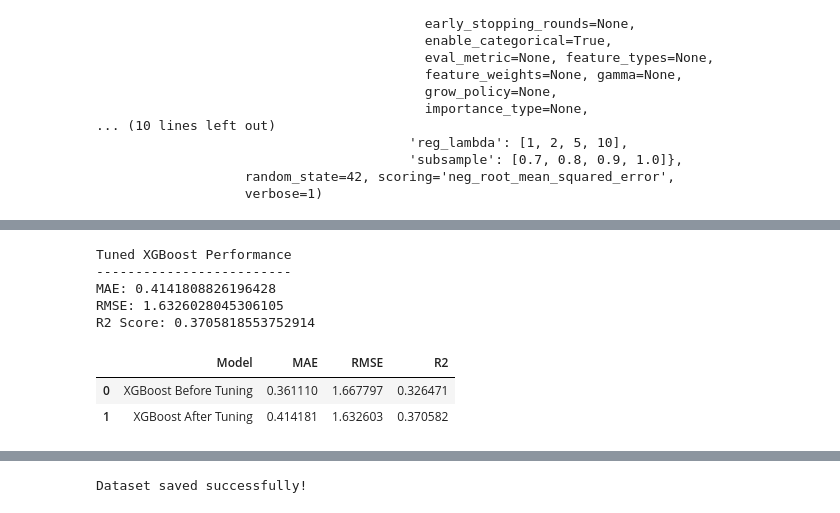
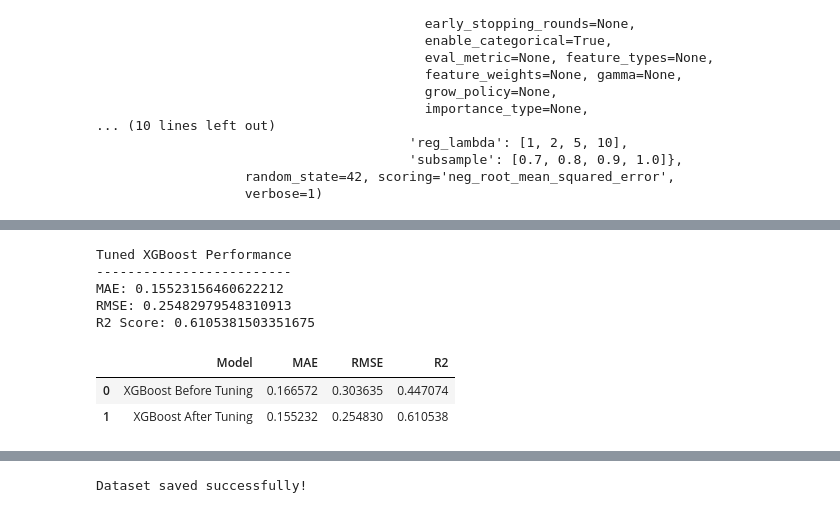
Before and after one commit to abinhyanmikha/Project-I, a Jupyter notebook: data1 copy 2.ipynb, the cells around one changed output, grey strips where cells are left out. Drawn from its saved outputs; the diff is of its cells as text; code cells hidden in the pictures.

Commit message:
changes in model

```diff
--- a/data1 copy 2.ipynb
+++ b/data1 copy 2.ipynb
@@ -650,7 +650,8 @@ categorical_features = [
 ]
 
 features = numeric_features + categorical_features
-target = "Global_Sales"
+# target = "Global_Sales"------------------check check
+target ="Global_Sales_log"
 
 X = df[features].copy()
 y = df[target].copy()
@@ -1246,33 +1235,44 @@ Best Cross-Validation RMSE:
-# %%
-best_xgb_model = random_search.best_estimator_
-
-y_pred_tuned = best_xgb_model.predict(X_test_processed)
-
-mae = mean_absolute_error(y_test, y_pred_tuned)
-rmse = np.sqrt(mean_squared_error(y_test, y_pred_tuned))
-r2 = r2_score(y_test, y_pred_tuned)
-
-print("Tuned XGBoost Performance")
-print("-------------------------")
-print("MAE:", mae)
-print("RMSE:", rmse)
-print("R2 Score:", r2)
-# %% [output]
-Tuned XGBoost Performance
--------------------------
-MAE: 0.4141808826196428
-RMSE: 1.6326028045306105
-R2 Score: 0.3705818553752914
+# %%
+best_xgb_model = random_search.best_estimator_
+
+y_pred_tuned = best_xgb_model.predict(X_test_processed)
+
+mae = mean_absolute_error(y_test, y_pred_tuned)
+rmse = np.sqrt(mean_squared_error(y_test, y_pred_tuned))
+r2 = r2_score(y_test, y_pred_tuned)
+
+print("Tuned XGBoost Performance")
+print("-------------------------")
+print("MAE:", mae)
+print("RMSE:", rmse)
+print("R2 Score:", r2)
+# %% [output]
+Tuned XGBoost Performance
+-------------------------
+MAE: 0.15523156460622212
+RMSE: 0.25482979548310913
+R2 Score: 0.6105381503351675
 # %%
+# Calculate before-tuning model performance
+y_pred_before = best_model.predict(X_test_processed)
+
+before_mae = mean_absolute_error(y_test, y_pred_before)
+before_rmse = np.sqrt(mean_squared_error(y_test, y_pred_before))
+before_r2 = r2_score(y_test, y_pred_before)
+
+# Tuned model performance is already calculated
+# mae, rmse, r2
+
+# Compare both models
 comparison = pd.DataFrame({
     "Model": ["XGBoost Before Tuning", "XGBoost After Tuning"],
-    "MAE": [0.361110, mae],
-    "RMSE": [1.667797, rmse],
-    "R2": [0.326471, r2]
+    "MAE": [before_mae, mae],
+    "RMSE": [before_rmse, rmse],
+    "R2": [before_r2, r2]
 })
 
 display(comparison)
 # %% [output]
 |  | Model | MAE | RMSE | R2 |
-| 0 | XGBoost Before Tuning | 0.361110 | 1.667797 | 0.326471 |
-| 1 | XGBoost After Tuning | 0.414181 | 1.632603 | 0.370582 |
+| 0 | XGBoost Before Tuning | 0.166572 | 0.303635 | 0.447074 |
+| 1 | XGBoost After Tuning | 0.155232 | 0.254830 | 0.610538 |
```
Also changed, not shown: parts of 12 cells of this notebook, 3 other files.
